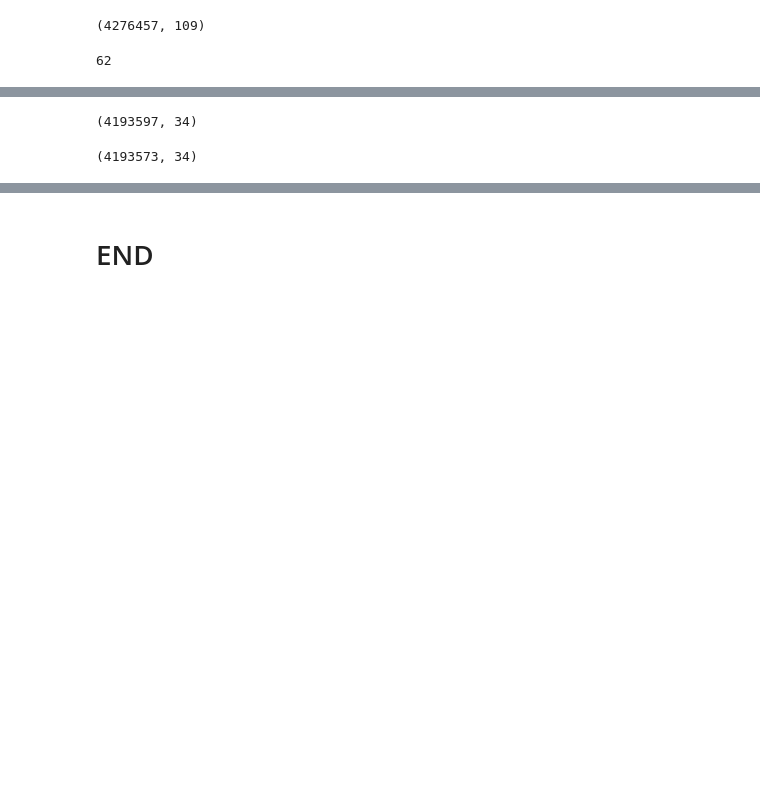
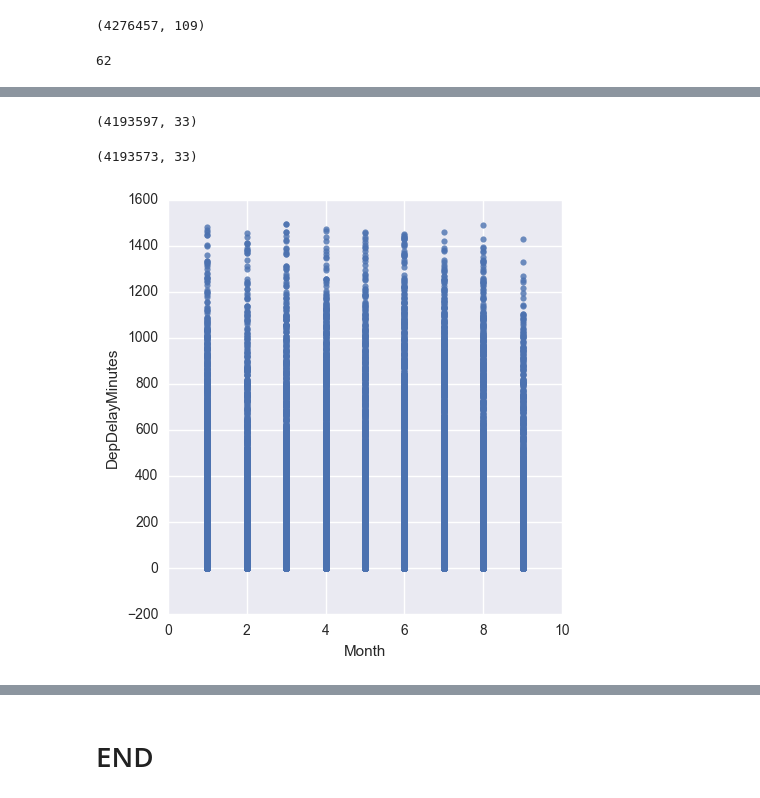
Before and after one commit to prakashm94/Data-Science-2017-fall, a Jupyter notebook: Project/Sonali/Data_Cleaning.ipynb, the cells around one changed output, grey strips where cells are left out. Cells and saved outputs as stored; diff of their text form; code cells hidden in the pictures; blank space fills up the shorter version.

```diff
--- a/Project/Sonali/Data_Cleaning.ipynb
+++ b/Project/Sonali/Data_Cleaning.ipynb
@@ -66,9 +70,11 @@ d['Status'] = np.where(d['Flight_Status']==1,'Delayed', 'On Time')
 # %% [markdown]
 ### Taking only the columns relevant for the delay
 # %%
-cols = features.tolist()
-p = ['FlightDate','TailNum','Carrier','OriginAirportSeqID','OriginCityMarketID','OriginStateFips','OriginState','OriginWac','DestAirportSeqID','DestCityMArketID','DestStateFips','DestWac','DepDelay','DepDel15','DepTimeBlk','SecurityDelay','LateAircraftDelay', 'WeatherDelay', 'CarrierDelay', 'NASDelay',
-    'ArrDelay','ArrDel15','ArrTimeBlk','Diverted','Flights','AirTime','DistanceGroup','CancellationCode']
+cols = d.columns.tolist()
+p = ['FlightDate','TailNum','Carrier','OriginAirportSeqID','OriginCityMarketID','OriginStateFips','OriginState','OriginWac','DestAirportSeqID',
+     'DestCityMarketID','DestStateFips','DestWac','DepDelay','DepDel15','DepTimeBlk','SecurityDelay','LateAircraftDelay', 'WeatherDelay',
+     'CarrierDelay', 'NASDelay','DivAirportLandings','ArrDelay','ArrDel15','ArrTimeBlk','Diverted','Flights','AirTime','DistanceGroup',
+     'CancellationCode','DestState']
 for i in p:
     if i in cols:
         cols.remove(i)
@@ -305,7 +331,7 @@ del dt1["Cancelled"]
 dt1 = dt1[dt1['ArrTime'].notnull() & dt1['ArrDelayMinutes'].notnull() & dt1['ActualElapsedTime'].notnull() & dt1['ArrDelayMinutes'].notnull()]
 dt1.shape
 # %% [output]
-(4193597, 34)
+(4193597, 33)
 # %%
 d1 = dt1
 # %%
@@ -315,4 +341,14 @@ d1 = d1[d1.ArrDelayMinutes<1500]
 # %%
 d1.shape
 # %% [output]
-(4193573, 34)
+(4193573, 33)
+# %%
+import matplotlib.pyplot as plt
+import seaborn as sns
+import numpy as np
+color = sns.color_palette()
+
+sns.lmplot(x='Month', y='DepDelayMinutes', data=d1, fit_reg=False)
+plt.show()
+# %% [output]
+[figure, added]
```
Also changed, not shown: parts of 24 cells of this notebook.
